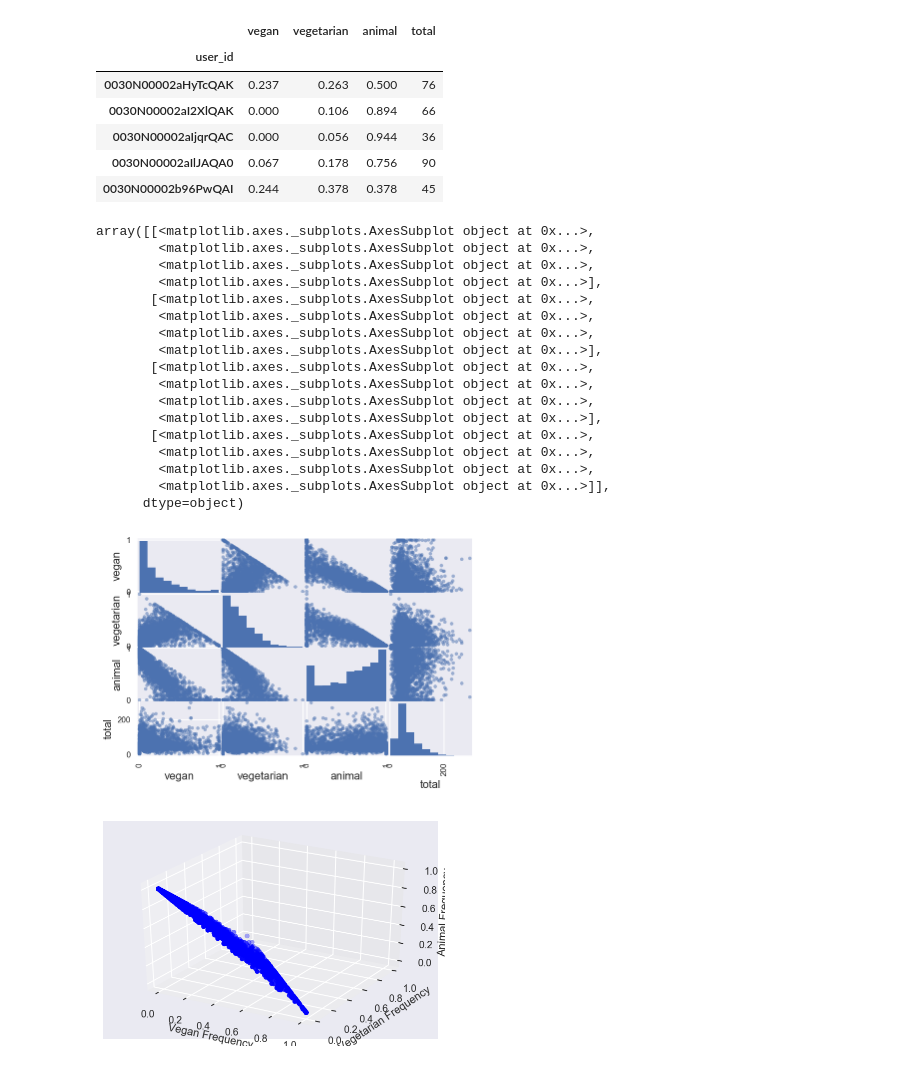
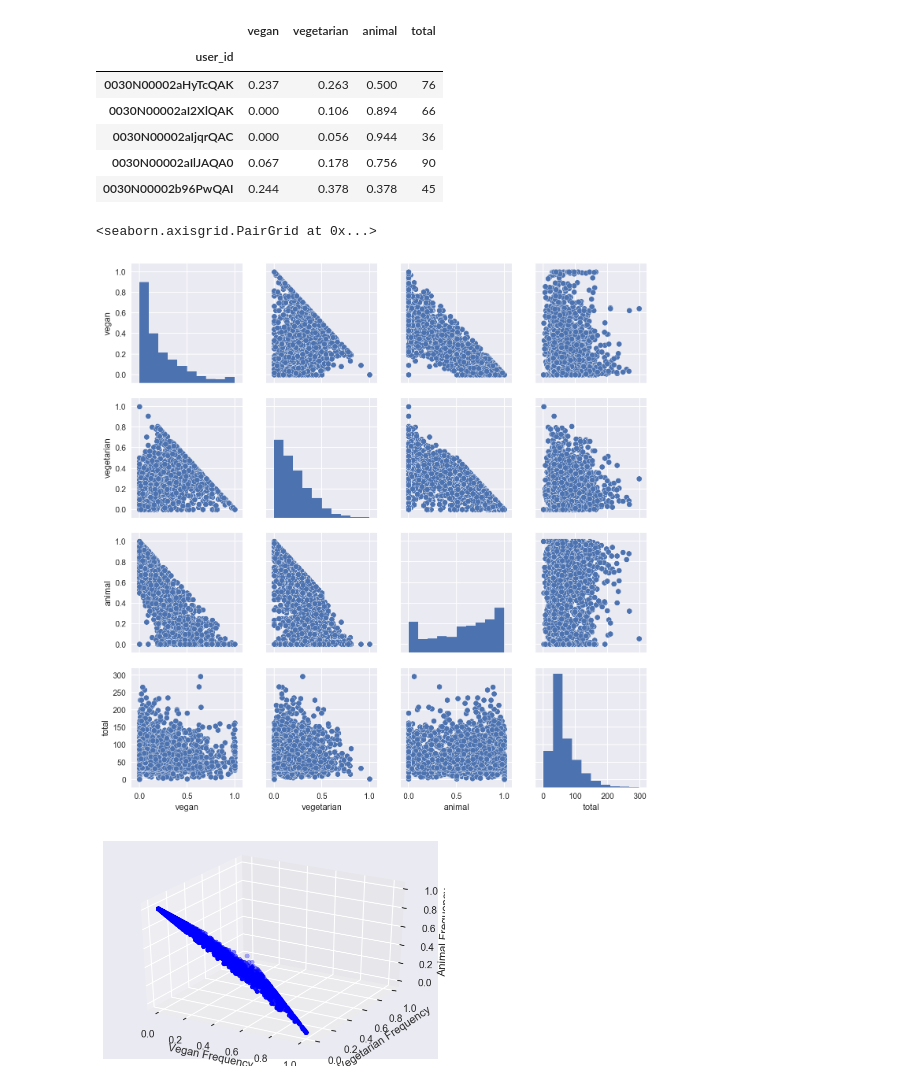
Before and after one commit to noahschumacher/smunch-user-food-analysis, a Jupyter notebook: run2/eda/user_categories.ipynb, the cells around one changed output. Saved outputs shown, nothing was run; the diff lists cells and outputs as text; code cells hidden in the pictures.

```diff
--- a/run2/eda/user_categories.ipynb
+++ b/run2/eda/user_categories.ipynb
@@ -128,27 +139,13 @@ tags.head()
 | 0030N00002aIjqrQAC | 0.000 | 0.056 | 0.944 | 36 |
 | 0030N00002aIlJAQA0 | 0.067 | 0.178 | 0.756 | 90 |
 | 0030N00002b96PwQAI | 0.244 | 0.378 | 0.378 | 45 |
-# %%
-pd.scatter_matrix(tags)
-# %% [output]
-array([[<matplotlib.axes._subplots.AxesSubplot object at 0x...>,
-        <matplotlib.axes._subplots.AxesSubplot object at 0x...>,
-        <matplotlib.axes._subplots.AxesSubplot object at 0x...>,
-        <matplotlib.axes._subplots.AxesSubplot object at 0x...>],
-       [<matplotlib.axes._subplots.AxesSubplot object at 0x...>,
-        <matplotlib.axes._subplots.AxesSubplot object at 0x...>,
-        <matplotlib.axes._subplots.AxesSubplot object at 0x...>,
-        <matplotlib.axes._subplots.AxesSubplot object at 0x...>],
-       [<matplotlib.axes._subplots.AxesSubplot object at 0x...>,
-        <matplotlib.axes._subplots.AxesSubplot object at 0x...>,
-        <matplotlib.axes._subplots.AxesSubplot object at 0x...>,
-        <matplotlib.axes._subplots.AxesSubplot object at 0x...>],
-       [<matplotlib.axes._subplots.AxesSubplot object at 0x...>,
-        <matplotlib.axes._subplots.AxesSubplot object at 0x...>,
-        <matplotlib.axes._subplots.AxesSubplot object at 0x...>,
-        <matplotlib.axes._subplots.AxesSubplot object at 0x...>]],
-      dtype=object)
-[figure, removed]
+# %%
+## Seaborn pairplot for inspection
+tags.dropna(axis=0, inplace=True)
+sns.pairplot(tags)
+# %% [output]
+<seaborn.axisgrid.PairGrid at 0x...>
+[figure, added]
 # %%
 from mpl_toolkits.mplot3d import Axes3D
 
```
Also changed, not shown: parts of 8 cells of this notebook.
